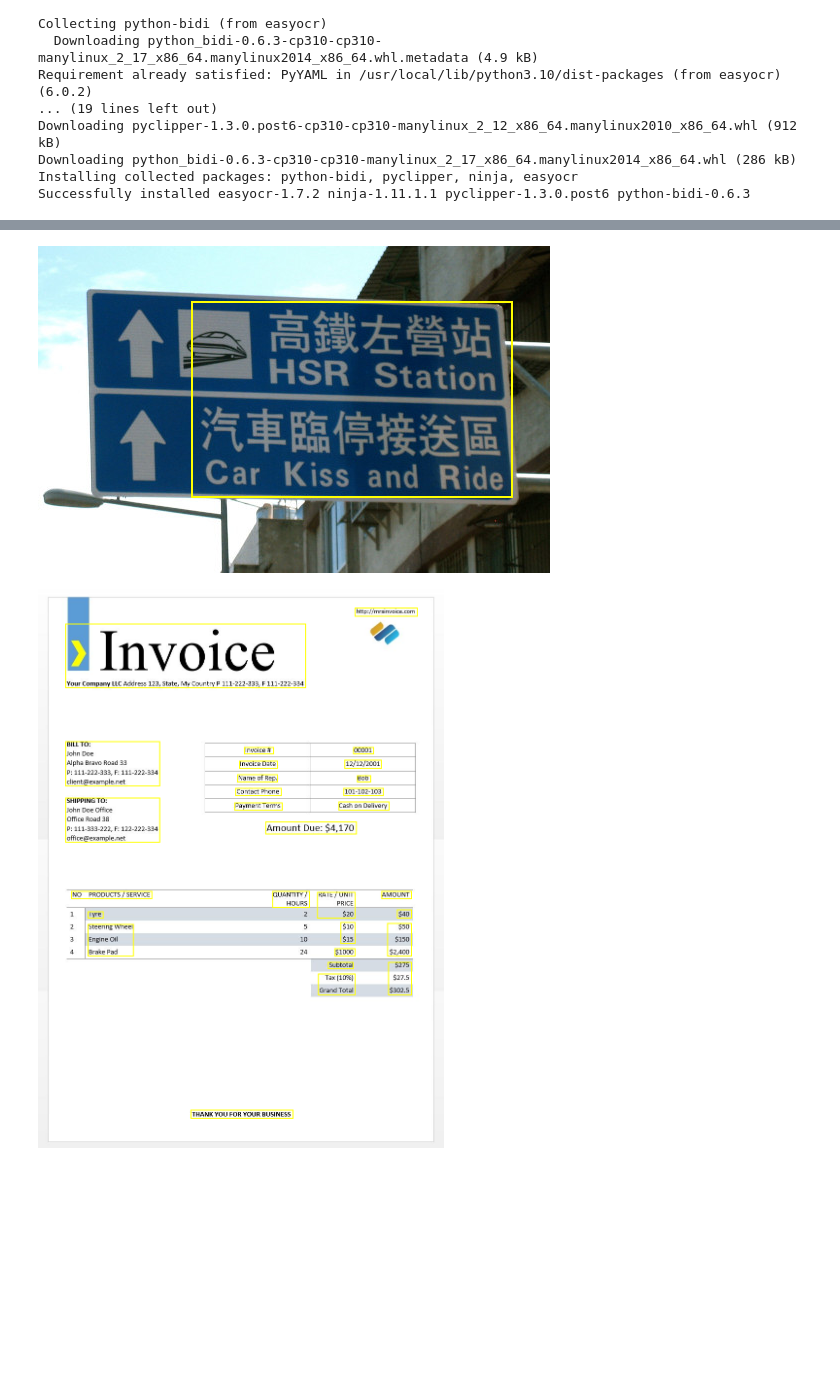
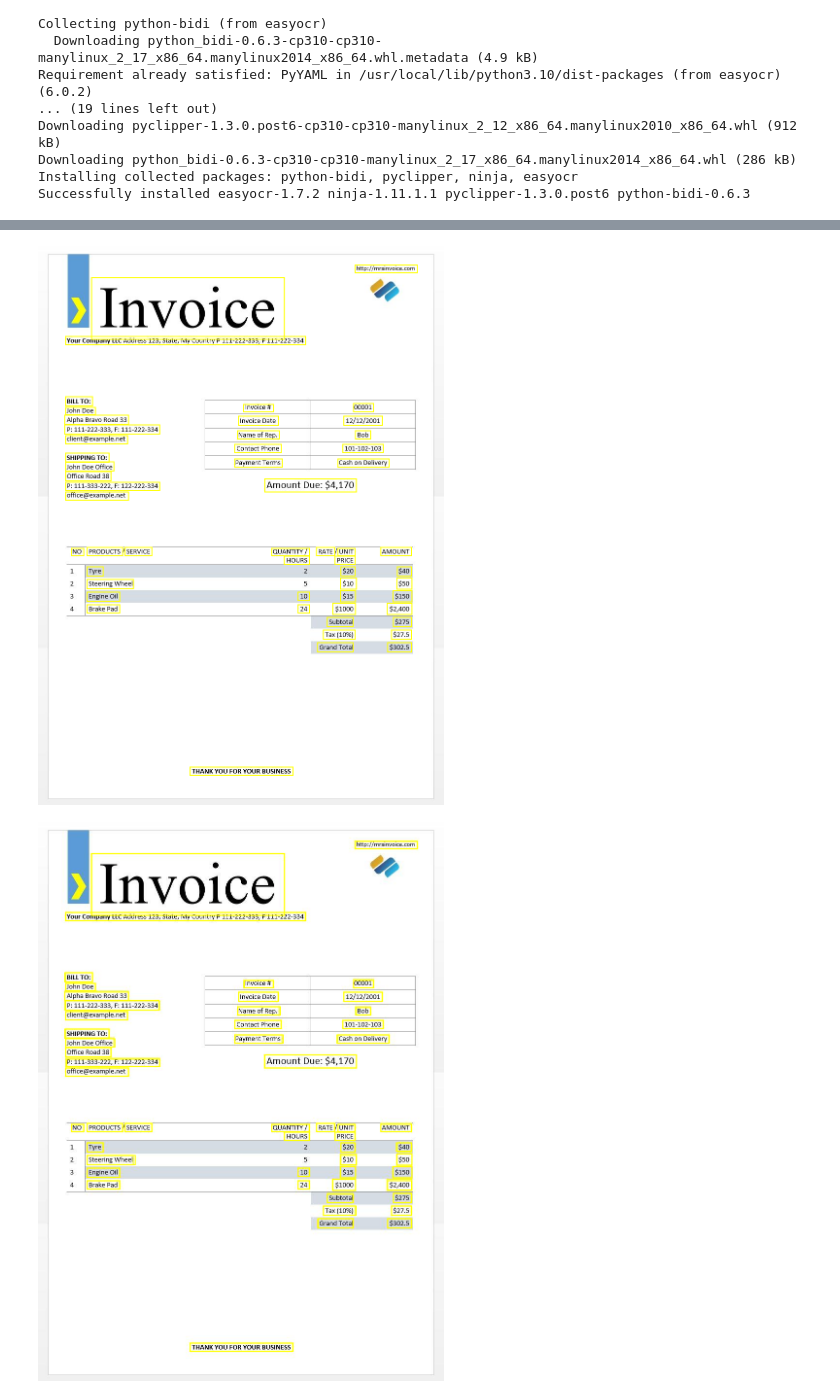
Before and after one commit to rurounigit/EasyOCR, a Jupyter notebook: easyocr.ipynb, the cells around one changed output, grey strips where cells are left out. Cells and saved outputs as stored; diff of their text form; code cells hidden in the pictures; blank space fills up the shorter version.

```diff
--- a/easyocr.ipynb
+++ b/easyocr.ipynb
@@ -5,5 +16,5 @@ import os
 # %%
-image_folder = 'easyocr_samples'  # Replace with your folder path
+image_folder = 'drive/MyDrive/easyocr'  # Replace with your folder path
 # %%
 !pip install easyocr
 # %% [output]
@@ -24,9 +35,3 @@ Downloading pyclipper-1.3.0.post6-cp310-cp310-manylinux_2_12_x86_64.manylinux201
 Downloading python_bidi-0.6.3-cp310-cp310-manylinux_2_17_x86_64.manylinux2014_x86_64.whl (286 kB)
 Installing collected packages: python-bidi, pyclipper, ninja, easyocr
 Successfully installed easyocr-1.7.2 ninja-1.11.1.1 pyclipper-1.3.0.post6 python-bidi-0.6.3
-# %%
-# show an image
-import PIL
-from PIL import ImageDraw
-im = PIL.Image.open("easyocr_samples/chinese_tra.jpg")
-im
@@ -37,5 +40,5 @@ im
 # If you change to GPU instance, it will be faster. But CPU is enough.
 # (by MENU > Runtime > Change runtime type > GPU, then redo from beginning )
 import easyocr
-reader = easyocr.Reader(['ch_sim','en'])
+reader = easyocr.Reader(['en'])
 # %% [output]
@@ -51,11 +73,11 @@ def draw_boxes(image, bounds, color='yellow', width=2):
 # %%
 for filename in os.listdir(image_folder):
     if filename.endswith(('.jpg', '.png', '.jpeg')):
         image_path = os.path.join(image_folder, filename)
-        im = PIL.Image.open(image_path)
-        bounds = reader.readtext(image_path, paragraph=True)
-        draw_boxes(im, bounds).save(f"output_{filename}") # to save image
+        im = Image.open(image_path)
+        bounds = reader.readtext(image_path, paragraph=False, detail=1, text_threshold=0.7, low_text=0.3)
+        draw_boxes(im, bounds).save(f"drive/MyDrive/easyocr/output/output_{filename}") # to save image
         display(im) # to show images
 # %% [output]
-[figure, old version]
+[figure, new version]
-[figure, old version]
+[figure, new version]
```
Also changed, not shown: parts of 13 cells of this notebook.
